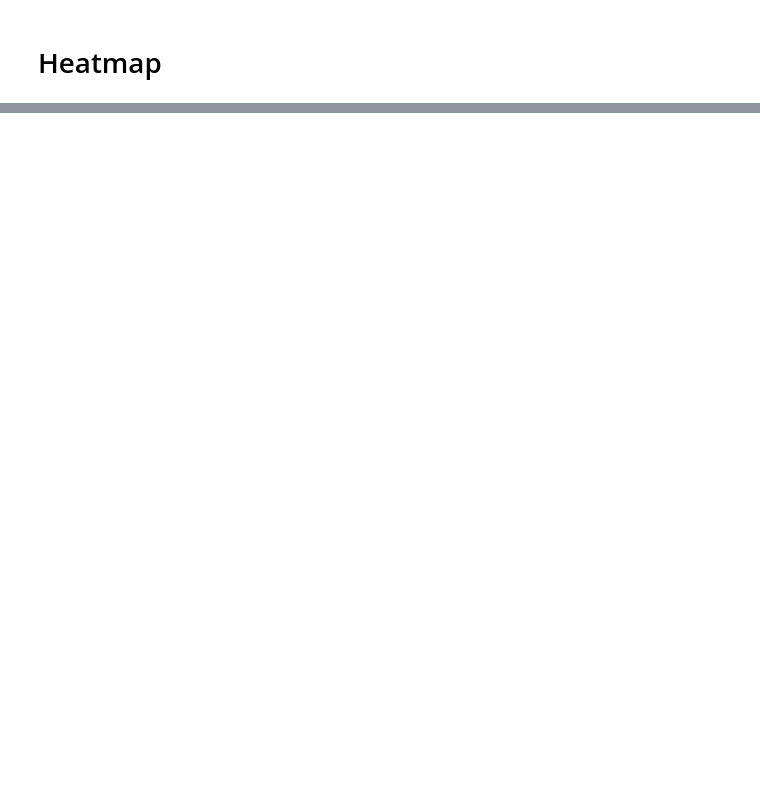
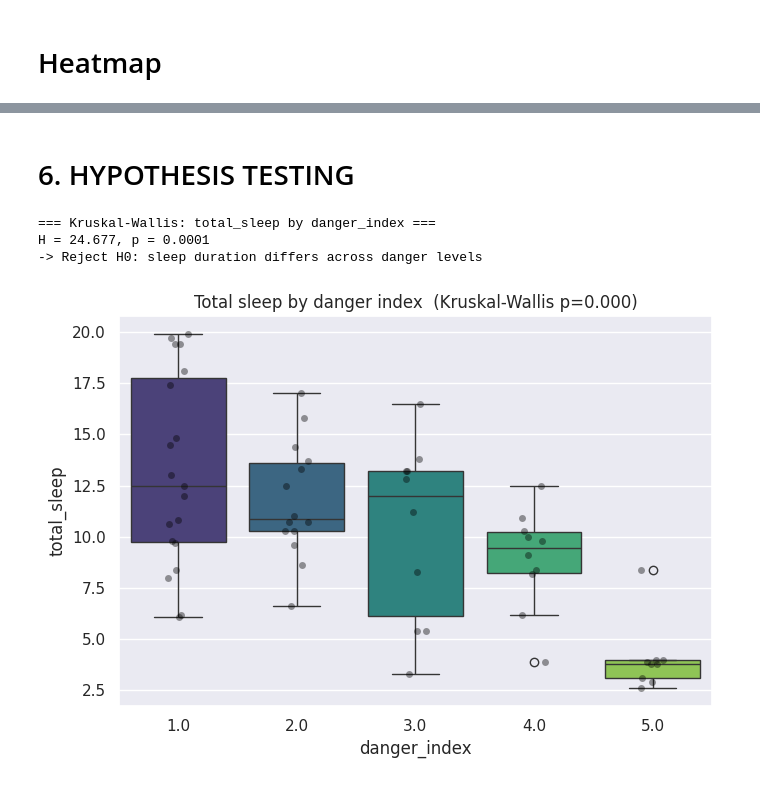
Before and after one commit to Nikhil5566/Data-Science-Portfolio-Projects, a Jupyter notebook: Sleep dataset_.ipynb, the cells around one changed output, grey strips where cells are left out. Cells and saved outputs as stored; diff of their text form; code cells hidden in the pictures; blank space fills up the shorter version.

```diff
--- a/Sleep dataset_.ipynb
+++ b/Sleep dataset_.ipynb
@@ -443,0 +632,23 @@ plt.show()
+# %% [markdown]
+# 6. HYPOTHESIS TESTING
+# %%
+groups = [g['total_sleep'].dropna().values for _, g in df_imputed.groupby('danger_index')]
+h_stat, p_val = kruskal(*groups)
+print(f"\n=== Kruskal-Wallis: total_sleep by danger_index ===")
+print(f"H = {h_stat:.3f}, p = {p_val:.4f}")
+print("-> " + ("Reject H0: sleep duration differs across danger levels"
+                if p_val < 0.05 else
+                "Fail to reject H0: no significant difference detected"))
+
+plt.figure(figsize=(7, 5))
+sns.boxplot(data=df_imputed, x='danger_index', y='total_sleep', palette='viridis')
+sns.stripplot(data=df_imputed, x='danger_index', y='total_sleep', color='black', alpha=0.4)
+plt.title(f'Total sleep by danger index  (Kruskal-Wallis p={p_val:.3f})')
+plt.tight_layout()
+plt.savefig('04_kruskal_danger_vs_sleep.png')
+plt.show()
+# %% [output]
+=== Kruskal-Wallis: total_sleep by danger_index ===
+H = 24.677, p = 0.0001
+-> Reject H0: sleep duration differs across danger levels
+[figure, added]
```
Also changed, not shown: parts of 28 cells of this notebook.
